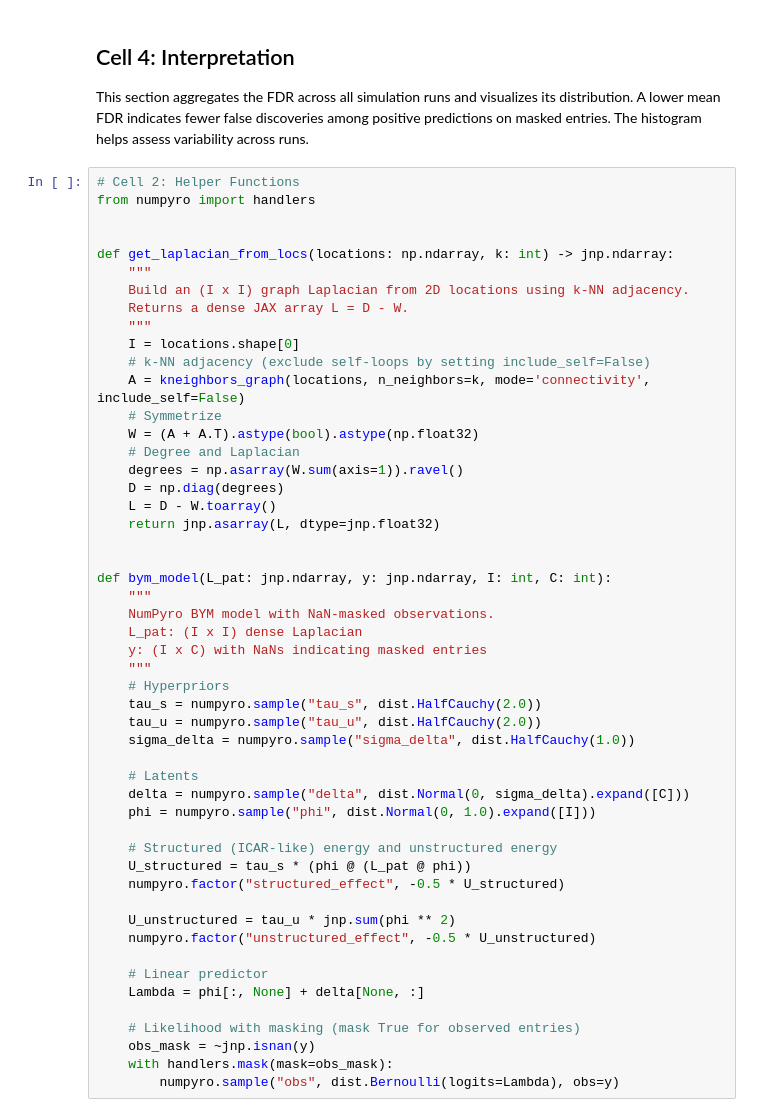
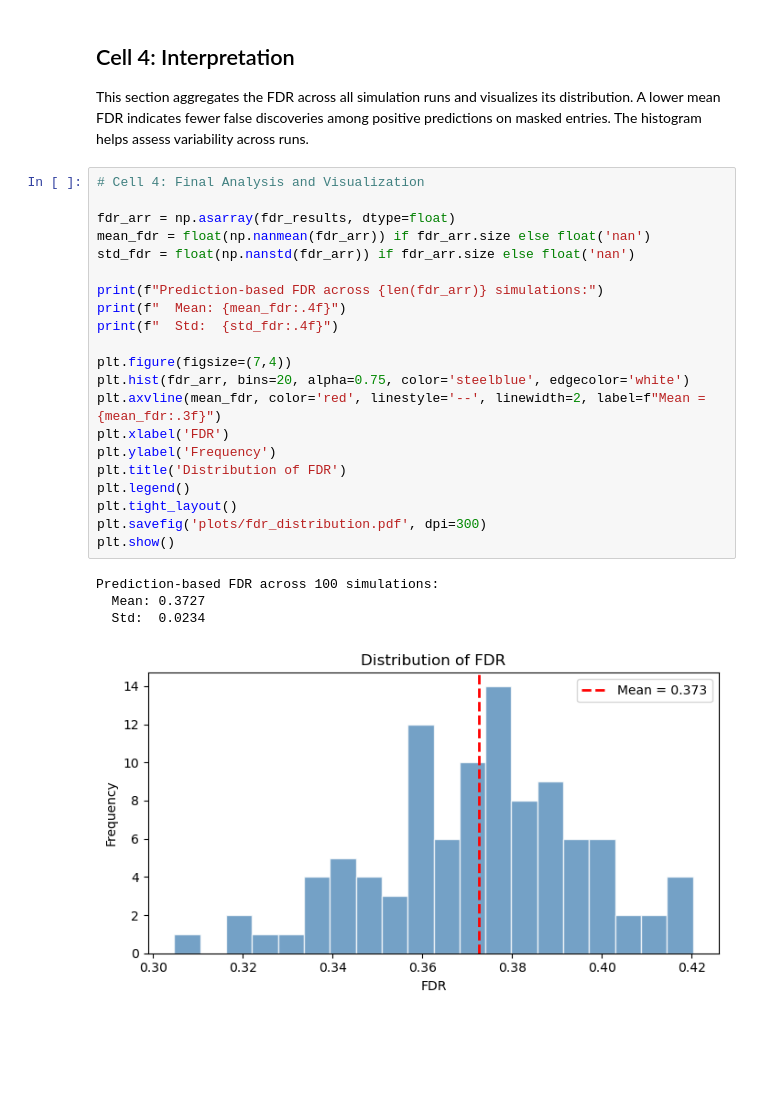
Before and after one commit to BernardoFL/PharmacyAlloc, a Jupyter notebook: simulation_bym_fdr.ipynb, the cells around one changed output. Drawn from its saved outputs; the diff is of its cells as text; blank space fills up the shorter version.

Commit message:
Update simulation notebook and other modified files

```diff
--- a/simulation_bym_fdr.ipynb
+++ b/simulation_bym_fdr.ipynb
@@ -186,54 +235,29 @@ plt.show()
 ## Cell 4: Interpretation
 
 This section aggregates the FDR across all simulation runs and visualizes its distribution. A lower mean FDR indicates fewer false discoveries among positive predictions on masked entries. The histogram helps assess variability across runs.
-# %%
-# Cell 2: Helper Functions
-from numpyro import handlers
-
-
-def get_laplacian_from_locs(locations: np.ndarray, k: int) -> jnp.ndarray:
-    """
-    Build an (I x I) graph Laplacian from 2D locations using k-NN adjacency.
-    Returns a dense JAX array L = D - W.
-    """
-    I = locations.shape[0]
-    # k-NN adjacency (exclude self-loops by setting include_self=False)
-    A = kneighbors_graph(locations, n_neighbors=k, mode='connectivity', include_self=False)
-    # Symmetrize
-    W = (A + A.T).astype(bool).astype(np.float32)
-    # Degree and Laplacian
-    degrees = np.asarray(W.sum(axis=1)).ravel()
-    D = np.diag(degrees)
-    L = D - W.toarray()
-    return jnp.asarray(L, dtype=jnp.float32)
-
-
-def bym_model(L_pat: jnp.ndarray, y: jnp.ndarray, I: int, C: int):
-    """
-    NumPyro BYM model with NaN-masked observations.
-    L_pat: (I x I) dense Laplacian
-    y: (I x C) with NaNs indicating masked entries
-    """
-    # Hyperpriors
-    tau_s = numpyro.sample("tau_s", dist.HalfCauchy(2.0))
-    tau_u = numpyro.sample("tau_u", dist.HalfCauchy(2.0))
-    sigma_delta = numpyro.sample("sigma_delta", dist.HalfCauchy(1.0))
-
-    # Latents
-    delta = numpyro.sample("delta", dist.Normal(0, sigma_delta).expand([C]))
-    phi = numpyro.sample("phi", dist.Normal(0, 1.0).expand([I]))
-
-    # Structured (ICAR-like) energy and unstructured energy
-    U_structured = tau_s * (phi @ (L_pat @ phi))
-    numpyro.factor("structured_effect", -0.5 * U_structured)
-
-    U_unstructured = tau_u * jnp.sum(phi ** 2)
-    numpyro.factor("unstructured_effect", -0.5 * U_unstructured)
-
-    # Linear predictor
-    Lambda = phi[:, None] + delta[None, :]
-
-    # Likelihood with masking (mask True for observed entries)
-    obs_mask = ~jnp.isnan(y)
-    with handlers.mask(mask=obs_mask):
-        numpyro.sample("obs", dist.Bernoulli(logits=Lambda), obs=y)
+# %%
+# Cell 4: Final Analysis and Visualization
+
+fdr_arr = np.asarray(fdr_results, dtype=float)
+mean_fdr = float(np.nanmean(fdr_arr)) if fdr_arr.size else float('nan')
+std_fdr = float(np.nanstd(fdr_arr)) if fdr_arr.size else float('nan')
+
+print(f"Prediction-based FDR across {len(fdr_arr)} simulations:")
+print(f"  Mean: {mean_fdr:.4f}")
+print(f"  Std:  {std_fdr:.4f}")
+
+plt.figure(figsize=(7,4))
+plt.hist(fdr_arr, bins=20, alpha=0.75, color='steelblue', edgecolor='white')
+plt.axvline(mean_fdr, color='red', linestyle='--', linewidth=2, label=f"Mean = {mean_fdr:.3f}")
+plt.xlabel('FDR')
+plt.ylabel('Frequency')
+plt.title('Distribution of FDR')
+plt.legend()
+plt.tight_layout()
+plt.savefig('plots/fdr_distribution.pdf', dpi=300)
+plt.show()
+# %% [output]
+Prediction-based FDR across 100 simulations:
+  Mean: 0.3727
+  Std:  0.0234
+[figure, added]
```
Also changed, not shown: parts of 3 cells of this notebook, 1 other file.
